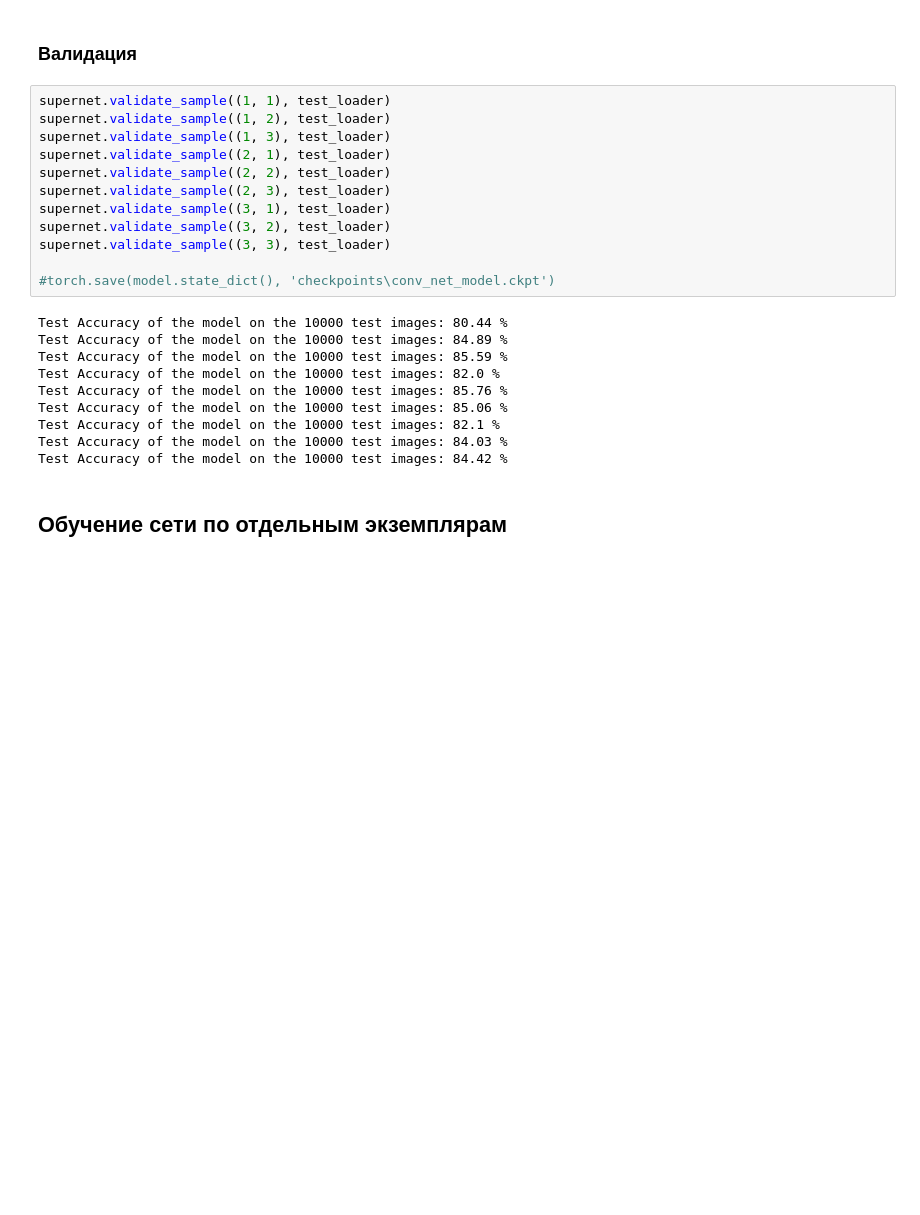
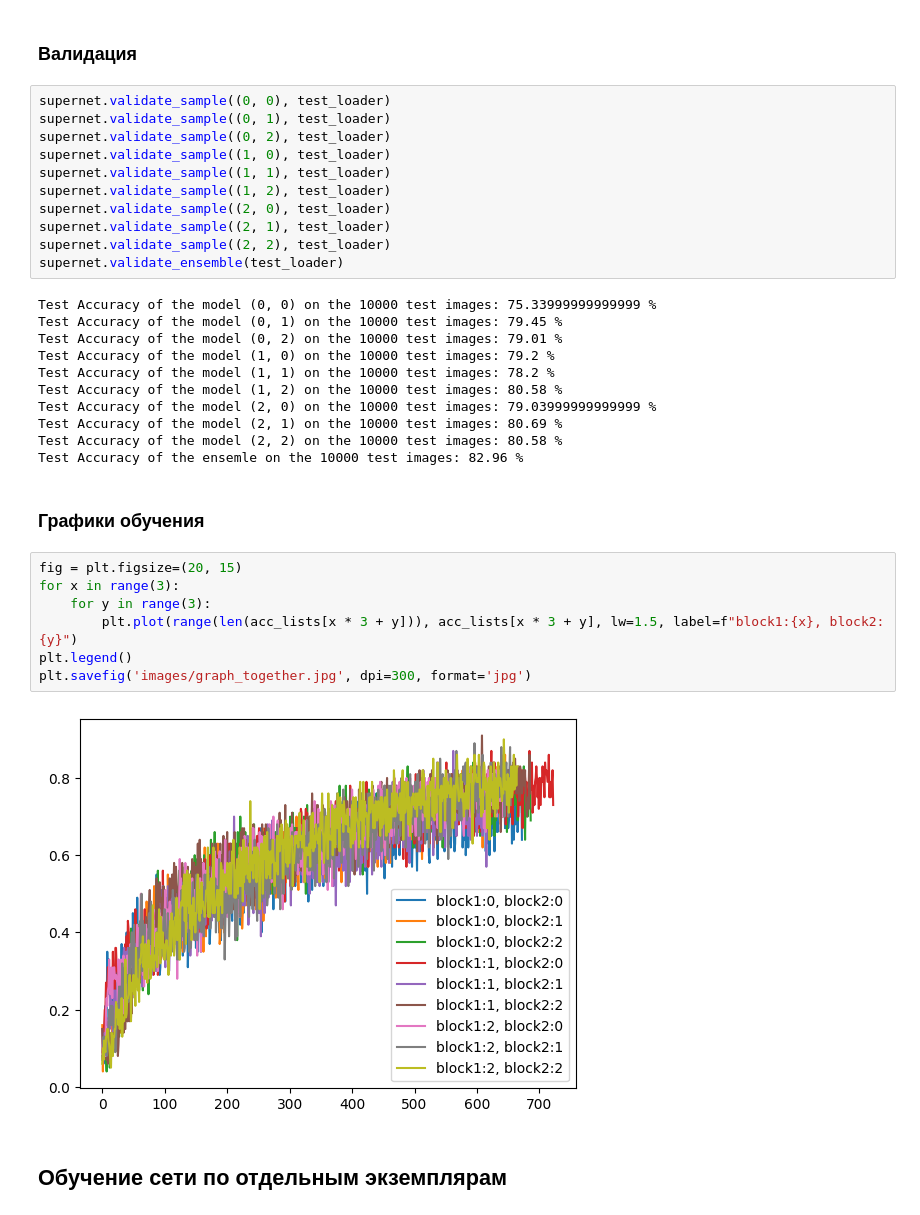
Before and after one commit to petr-parker/test_milteam, a Jupyter notebook: main.ipynb, the cells around one changed output. Saved outputs shown, nothing was run; the diff lists cells and outputs as text; blank space fills up the shorter version.

```diff
--- a/main.ipynb
+++ b/main.ipynb
@@ -48,27 +52,38 @@ Epoch [10/10], Step [600/600], Loss: 0.8773, Accuracy: 83.00%
 # %% [markdown]
 ### Валидация
 # %%
+supernet.validate_sample((0, 0), test_loader)
+supernet.validate_sample((0, 1), test_loader)
+supernet.validate_sample((0, 2), test_loader)
+supernet.validate_sample((1, 0), test_loader)
 supernet.validate_sample((1, 1), test_loader)
 supernet.validate_sample((1, 2), test_loader)
-supernet.validate_sample((1, 3), test_loader)
+supernet.validate_sample((2, 0), test_loader)
 supernet.validate_sample((2, 1), test_loader)
 supernet.validate_sample((2, 2), test_loader)
-supernet.validate_sample((2, 3), test_loader)
-supernet.validate_sample((3, 1), test_loader)
-supernet.validate_sample((3, 2), test_loader)
-supernet.validate_sample((3, 3), test_loader)
-
-#torch.save(model.state_dict(), 'checkpoints\conv_net_model.ckpt')
+supernet.validate_ensemble(test_loader)
 # %% [output]
-Test Accuracy of the model on the 10000 test images: 80.44 %
-Test Accuracy of the model on the 10000 test images: 84.89 %
-Test Accuracy of the model on the 10000 test images: 85.59 %
-Test Accuracy of the model on the 10000 test images: 82.0 %
-Test Accuracy of the model on the 10000 test images: 85.76 %
-Test Accuracy of the model on the 10000 test images: 85.06 %
-Test Accuracy of the model on the 10000 test images: 82.1 %
-Test Accuracy of the model on the 10000 test images: 84.03 %
-Test Accuracy of the model on the 10000 test images: 84.42 %
+Test Accuracy of the model (0, 0) on the 10000 test images: 75.33999999999999 %
+Test Accuracy of the model (0, 1) on the 10000 test images: 79.45 %
+Test Accuracy of the model (0, 2) on the 10000 test images: 79.01 %
+Test Accuracy of the model (1, 0) on the 10000 test images: 79.2 %
+Test Accuracy of the model (1, 1) on the 10000 test images: 78.2 %
+Test Accuracy of the model (1, 2) on the 10000 test images: 80.58 %
+Test Accuracy of the model (2, 0) on the 10000 test images: 79.03999999999999 %
+Test Accuracy of the model (2, 1) on the 10000 test images: 80.69 %
+Test Accuracy of the model (2, 2) on the 10000 test images: 80.58 %
+Test Accuracy of the ensemle on the 10000 test images: 82.96 %
+# %% [markdown]
+### Графики обучения
+# %%
+fig = plt.figsize=(20, 15)
+for x in range(3):
+    for y in range(3):
+        plt.plot(range(len(acc_lists[x * 3 + y])), acc_lists[x * 3 + y], lw=1.5, label=f"block1:{x}, block2:{y}")
+plt.legend()
+plt.savefig('images/graph_together.jpg', dpi=300, format='jpg')
+# %% [output]
+[figure, added]
 # %% [markdown]
 ## Обучение сети по отдельным экземплярам
 # %%
```
Also changed, not shown: parts of 24 cells of this notebook, 7 other files.
